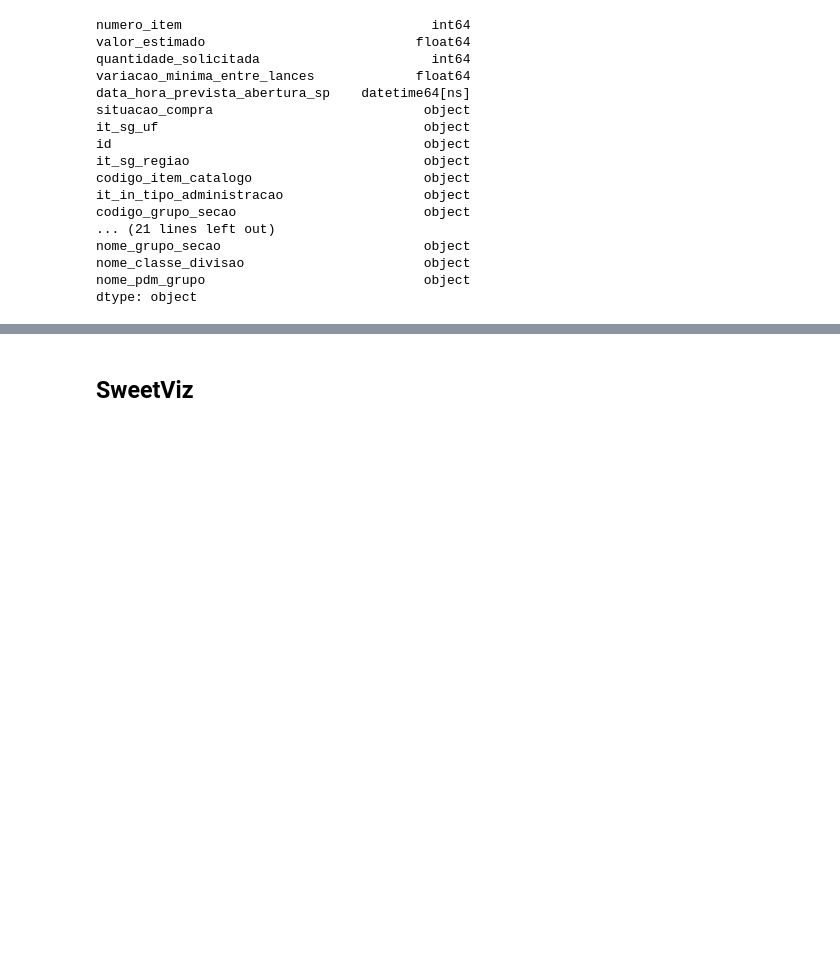
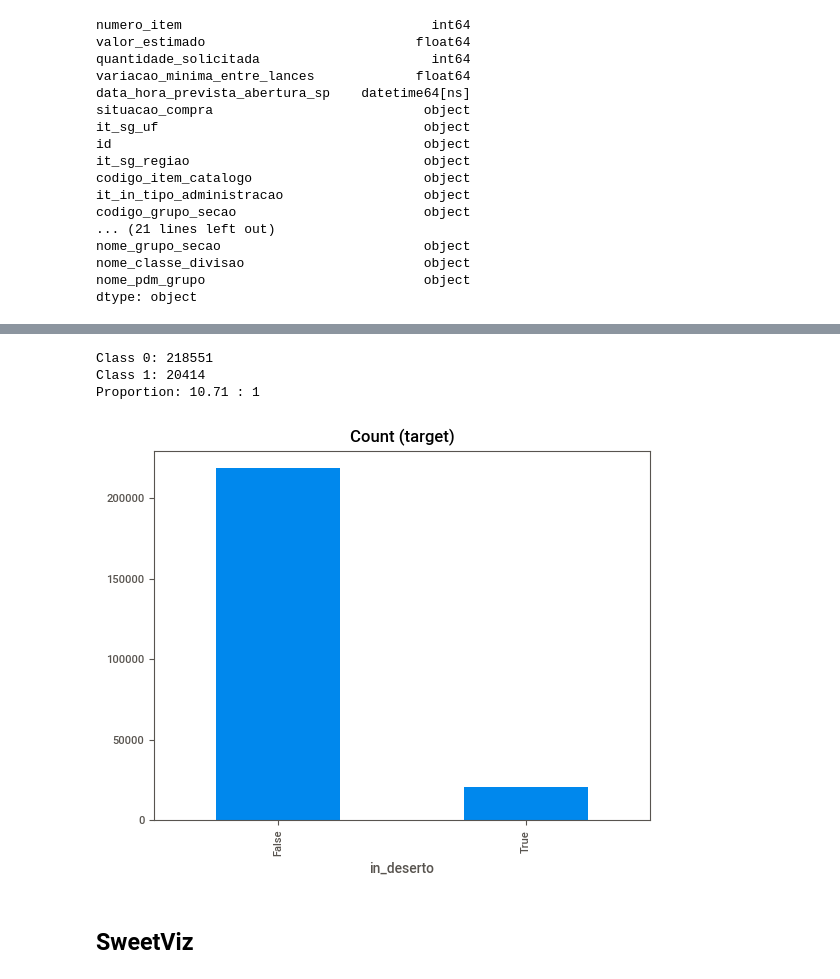
Before and after one commit to hugosouto/comprasgov-poc-item-deserto, a Jupyter notebook: comprasgov-poc-item-deserto.ipynb, the cells around one changed output, grey strips where cells are left out. Drawn from its saved outputs; the diff is of its cells as text; code cells hidden in the pictures; blank space fills up the shorter version.

```diff
--- a/comprasgov-poc-item-deserto.ipynb
+++ b/comprasgov-poc-item-deserto.ipynb
@@ -45,7 +46,9 @@ def read_data_from_postgres(query):
     return df
 
 # Test Connection
-df = read_data_from_postgres()
+df = read_data_from_postgres(full_sql_query)
+# df = read_data_from_postgres(train_sql_query)
+# df = read_data_from_postgres(test_sql_query)
 df_copy = df.copy()
 df
 # %% [output]
@@ -148,3 +91,15 @@ dtype: object
+# %%
+in_deserto_count = df.in_deserto.value_counts()
+print('Class 0:', in_deserto_count[0])
+print('Class 1:', in_deserto_count[1])
+print('Proportion:', round(in_deserto_count[0] / in_deserto_count[1], 2), ': 1')
+
+in_deserto_count.plot(kind='bar', title='Count (target)');
+# %% [output]
+Class 0: 218551
+Class 1: 20414
+Proportion: 10.71 : 1
+[figure, added]
 # %% [markdown]
 ## SweetViz
 # %%
```
Also changed, not shown: parts of 13 cells of this notebook, 2 other files.
